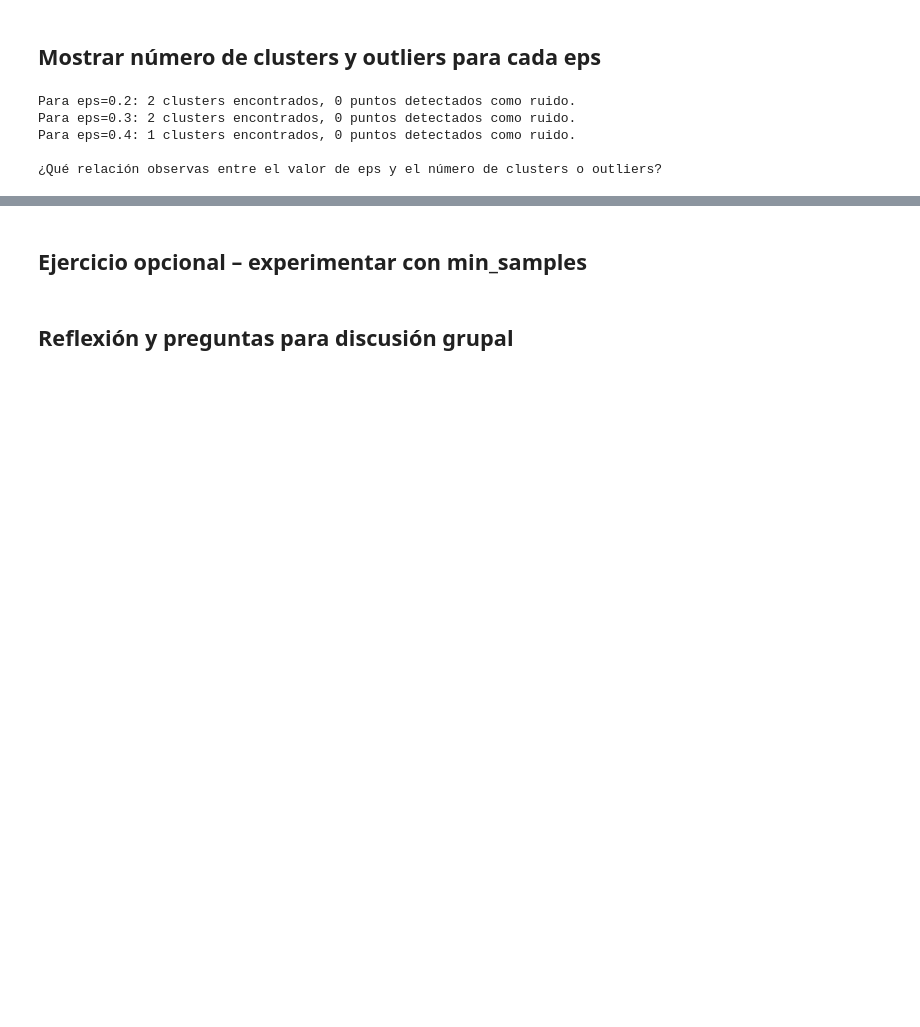
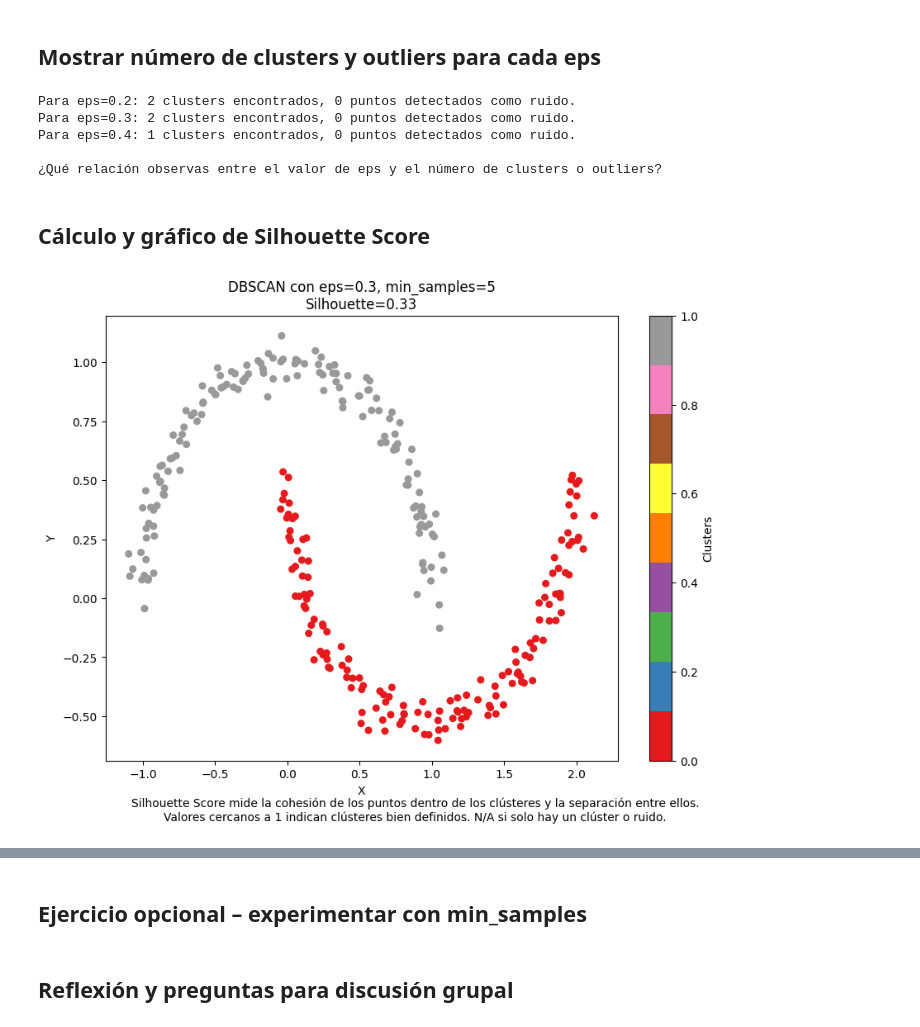
Before and after one commit to dtoralg/TheValley_MDS, a Jupyter notebook: [02] - Analisis_Cluster/[01] - Notebooks/E3_DBSCAN_MOONS.ipynb, the cells around one changed output, grey strips where cells are left out. Cells and saved outputs as stored; diff of their text form; code cells hidden in the pictures; blank space fills up the shorter version.

```diff
--- a/[02] - Analisis_Cluster/[01] - Notebooks/E3_DBSCAN_MOONS.ipynb
+++ b/[02] - Analisis_Cluster/[01] - Notebooks/E3_DBSCAN_MOONS.ipynb
@@ -111,3 +111,43 @@ Para eps=0.3: 2 clusters encontrados, 0 puntos detectados como ruido.
 Para eps=0.4: 1 clusters encontrados, 0 puntos detectados como ruido.
 
 ¿Qué relación observas entre el valor de eps y el número de clusters o outliers?
+# %% [markdown]
+## Cálculo y gráfico de Silhouette Score
+# %%
+from sklearn.metrics import silhouette_score
+
+# Parámetros fijos
+eps = 0.3
+min_samples = 5
+
+# Crear modelo DBSCAN
+dbscan = DBSCAN(eps=eps, min_samples=min_samples)
+
+# Ajustar y predecir los clusters
+labels = dbscan.fit_predict(X)
+
+# Filtrar los puntos etiquetados como ruido (-1)
+mask = labels != -1
+n_clusters = len(set(labels)) - (1 if -1 in labels else 0)
+
+# Calcular el Silhouette Score si hay más de 1 clúster
+silhouette = 'N/A'
+if n_clusters > 1:
+    silhouette = silhouette_score(X[mask], labels[mask])
+
+# Crear el gráfico
+plt.figure(figsize=(10, 7))
+plt.scatter(X[:, 0], X[:, 1], c=labels, cmap='Set1', s=30)
+plt.title(f'DBSCAN con eps={eps}, min_samples={min_samples}\nSilhouette={silhouette if silhouette == "N/A" else f"{silhouette:.2f}"}')
+plt.xlabel('X')
+plt.ylabel('Y')
+plt.colorbar(label='Clusters')
+
+# Añadir una pequeña explicación educativa
+plt.figtext(0.5, 0.01, "Silhouette Score mide la cohesión de los puntos dentro de los clústeres y la separación entre ellos.\n"
+                        "Valores cercanos a 1 indican clústeres bien definidos. N/A si solo hay un clúster o ruido.",
+            wrap=True, horizontalalignment='center', fontsize=10)
+
+plt.show()
+# %% [output]
+[figure, added]
```
Also changed, not shown: parts of 2 cells of this notebook.
